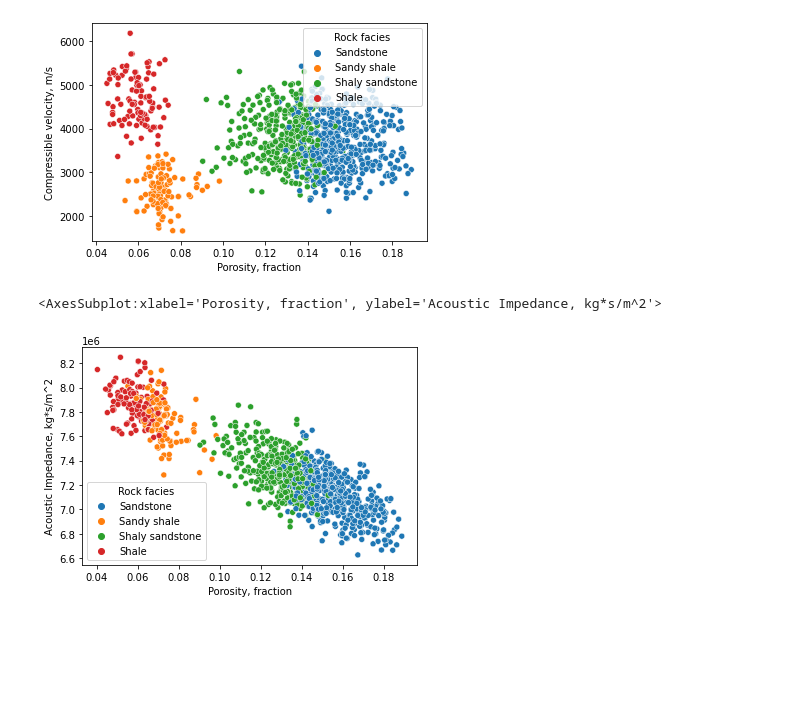
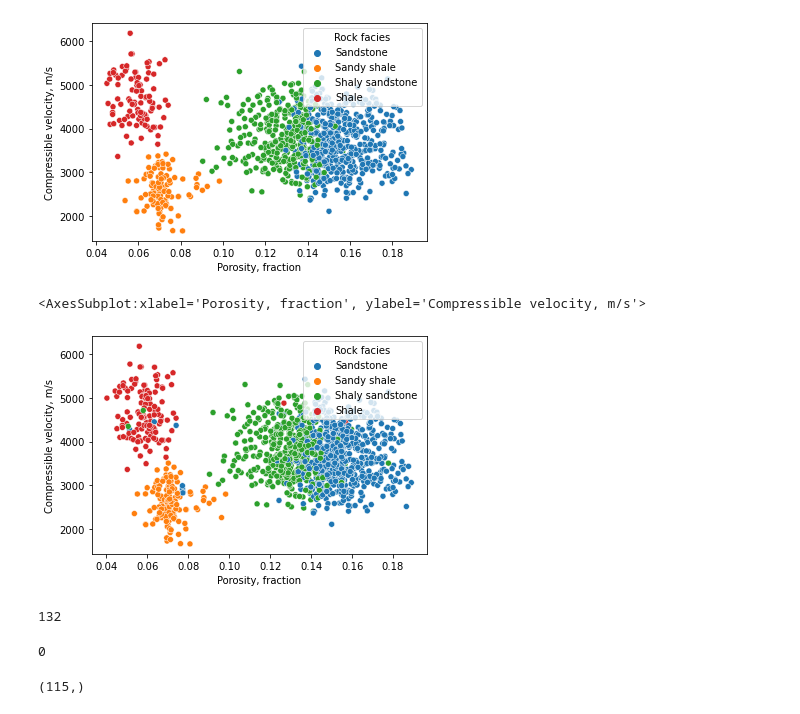
Before and after one commit to PGEHackathon/High-Risk-Low-Return, a Jupyter notebook: dataImputation.ipynb, the cells around one changed output. Saved outputs shown, nothing was run; the diff lists cells and outputs as text; code cells hidden in the pictures; blank space fills up the shorter version.

Commit message:
preproducer imputed data

```diff
--- a/dataImputation.ipynb
+++ b/dataImputation.ipynb
@@ -317,7 +442,19 @@ sns.scatterplot(data = df_producer, x = 'Porosity, fraction', y = 'Compressible
 [figure]
 # %%
 plt.figure()
-sns.scatterplot(data = df_producer, x = 'Porosity, fraction', y = 'Acoustic Impedance, kg*s/m^2', hue = 'Rock facies')
+sns.scatterplot(data = df_producer_imputed, x = 'Porosity, fraction', y = 'Compressible velocity, m/s', hue = 'Rock facies')
 # %% [output]
-<AxesSubplot:xlabel='Porosity, fraction', ylabel='Acoustic Impedance, kg*s/m^2'>
+<AxesSubplot:xlabel='Porosity, fraction', ylabel='Compressible velocity, m/s'>
-[figure, old version]
+[figure, new version]
+# %%
+(df_producer_imputed['Rock facies'] == 'Shale').sum()
+# %% [output]
+132
+# %%
+mask.sum()
+# %% [output]
+0
+# %%
+randomForestprediction.shape
+# %% [output]
+(115,)
```
Also changed, not shown: parts of 18 cells of this notebook, 1 other file.
